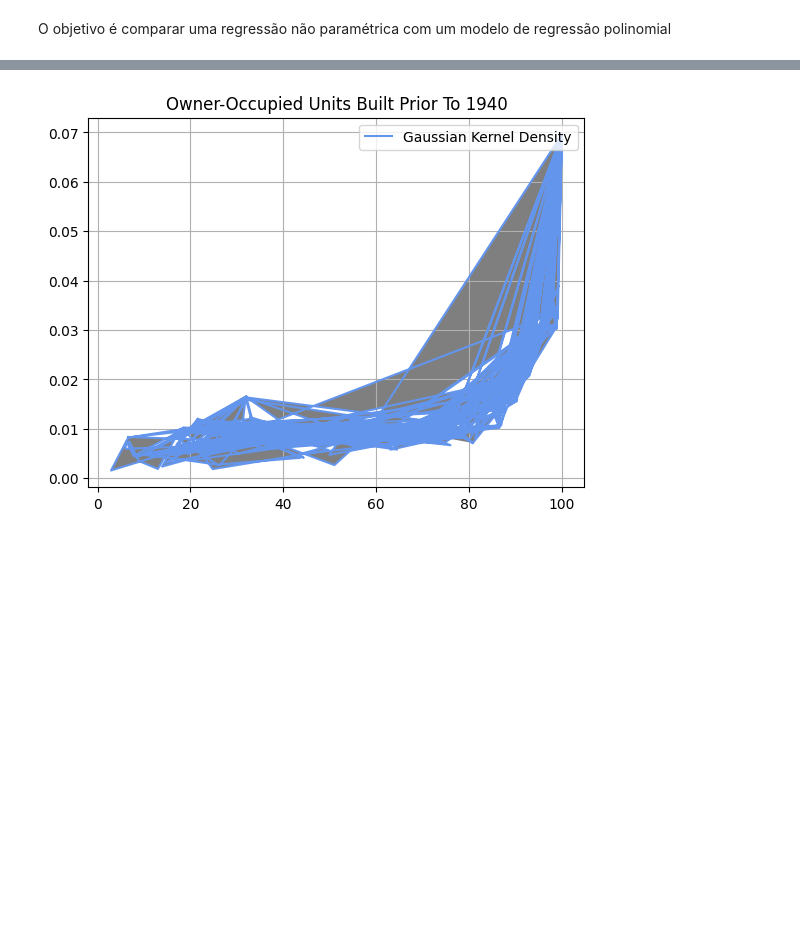
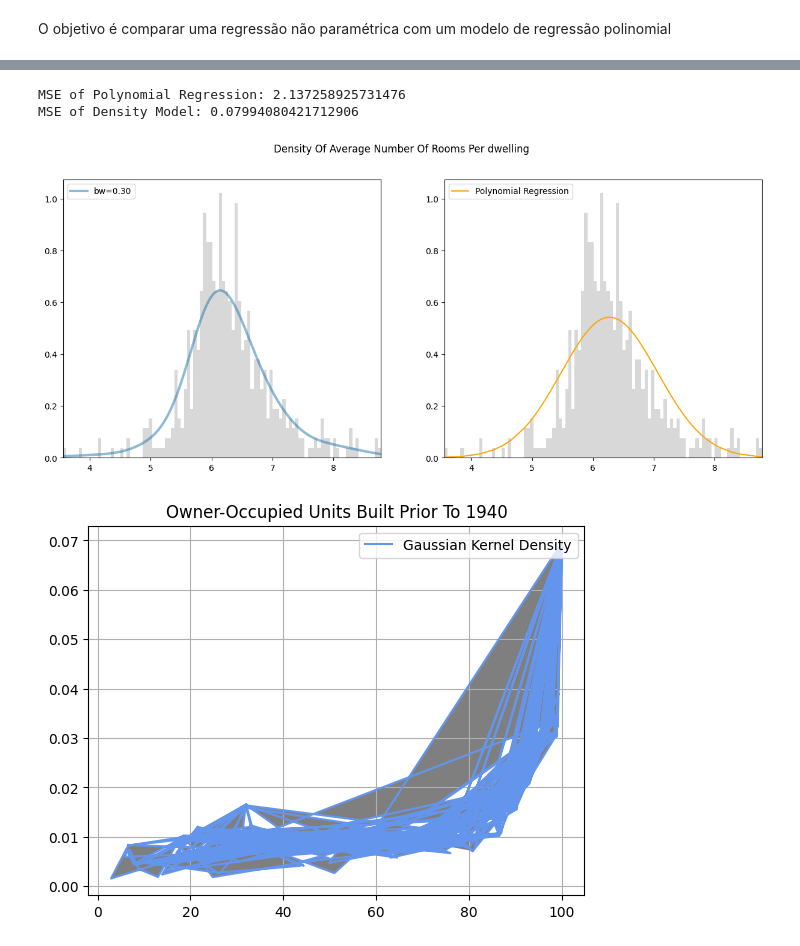
Before and after one commit to Luis-Adolfo-Araujo/non-parametric-regression-analysis, a Jupyter notebook: regressao_nao_parametrica_house_pricing_boston.ipynb, the cells around one changed output, grey strips where cells are left out. Drawn from its saved outputs; the diff is of its cells as text; code cells hidden in the pictures; blank space fills up the shorter version.

```diff
--- a/regressao_nao_parametrica_house_pricing_boston.ipynb
+++ b/regressao_nao_parametrica_house_pricing_boston.ipynb
@@ -76,3 +58,43 @@ plt.show()
+# %%
+from sklearn.preprocessing import PolynomialFeatures
+from sklearn.linear_model import LinearRegression
+from sklearn.metrics import mean_squared_error
+
+fig, axs = plt.subplots(1, 2, figsize=(15, 6))
+fig.suptitle("Density Of Average Number Of Rooms Per dwelling")
+
+# Density plot
+axs[0].plot(x_grid, pdf, linewidth=3, alpha=0.5, label='bw=%.2f' % kde.bandwidth)
+axs[0].hist(RM, 100, fc='gray', histtype='stepfilled', alpha=0.3, density=True)
+axs[0].legend(loc='upper left')
+axs[0].set_xlim(RM.min(), RM.max())
+
+poly = PolynomialFeatures(degree=2)
+x_poly = poly.fit_transform(RM[:, None])
+reg = LinearRegression().fit(x_poly, kde.score_samples(RM[:, None]))
+y_poly = reg.predict(x_poly)
+
+# Polynomial regression plot | Sorted the number in order to have a more meaningful and smooth curve
+sorted_indices = np.argsort(RM)
+axs[1].plot(RM[sorted_indices], np.exp(y_poly)[sorted_indices], color="orange", linestyle='-', label="Polynomial Regression")
+axs[1].hist(RM, 100, fc='gray', histtype='stepfilled', alpha=0.3, density=True)
+axs[1].legend(loc='upper left')
+axs[1].set_xlim(RM.min(), RM.max())
+
+# MSE polynomial regression
+mse_poly = mean_squared_error(pdf, y_poly)
+print("MSE of Polynomial Regression:", mse_poly)
+
+# MSE Density
+true_density = 1 / np.sqrt(2 * np.pi) * np.exp(-0.5 * x_grid ** 2)
+mse_density = mean_squared_error(true_density, np.exp(kde.score_samples(x_grid[:, None])))
+print("MSE of Density Model:", mse_density)
+
+plt.show()
+# %% [output]
+MSE of Polynomial Regression: 2.137258925731476
+MSE of Density Model: 0.07994080421712906
+[figure, added]
 # %%
 from sklearn.neighbors import KernelDensity
 
```
Also changed, not shown: parts of 6 cells of this notebook.
